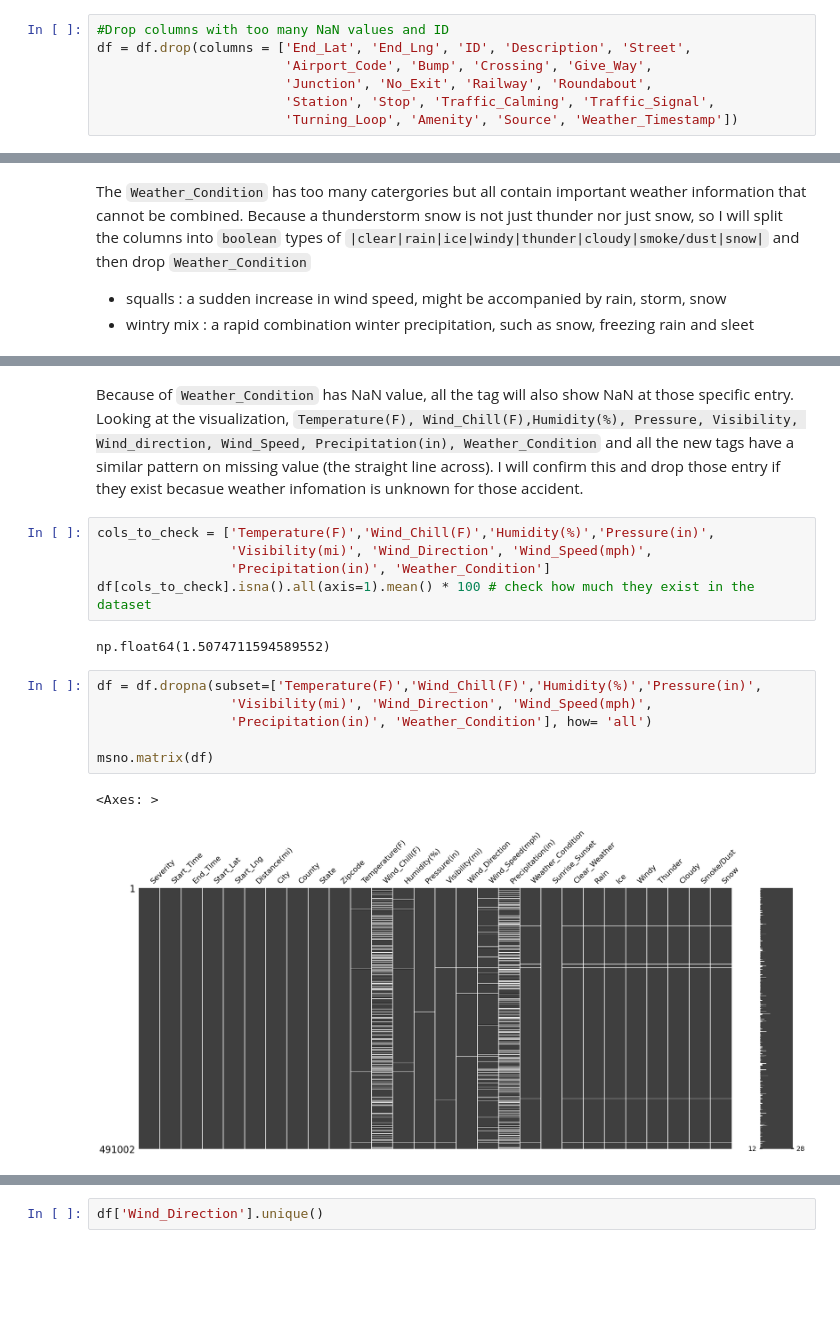
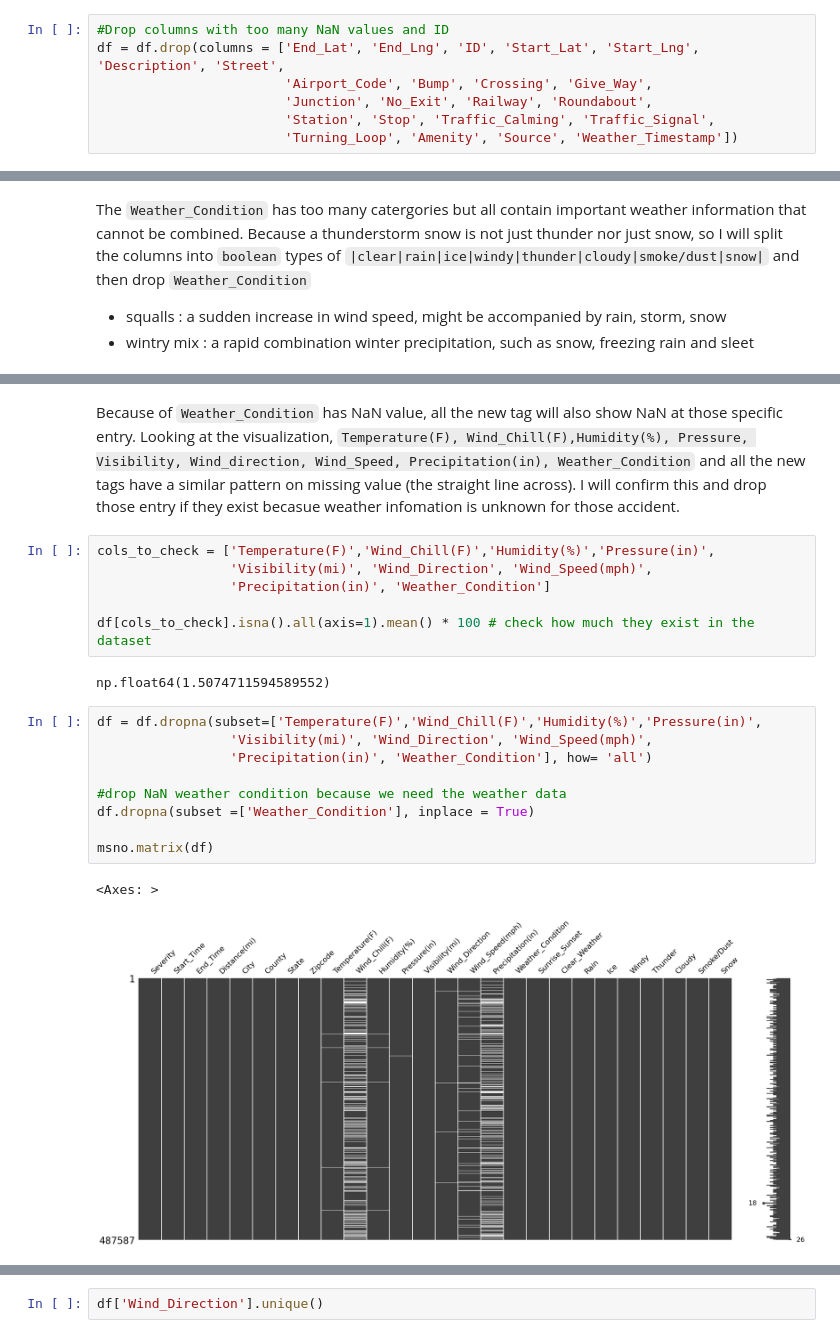
Before and after one commit to sgterrado/Need4Data-Blue-Bumper-Cars, a Jupyter notebook: Need4Data_DataClean.ipynb, the cells around one changed output, grey strips where cells are left out. Cells and saved outputs as stored; diff of their text form; blank space fills up the shorter version.

Commit message:
drop rows with missing weather data

```diff
--- a/Need4Data_DataClean.ipynb
+++ b/Need4Data_DataClean.ipynb
@@ -75,6 +75,6 @@ Base on our team leading question  **how weather and time of day affet traffic?*
 # %%
 #Drop columns with too many NaN values and ID
-df = df.drop(columns = ['End_Lat', 'End_Lng', 'ID', 'Description', 'Street',
+df = df.drop(columns = ['End_Lat', 'End_Lng', 'ID', 'Start_Lat', 'Start_Lng', 'Description', 'Street',
                         'Airport_Code', 'Bump', 'Crossing', 'Give_Way',
                         'Junction', 'No_Exit', 'Railway', 'Roundabout',
                         'Station', 'Stop', 'Traffic_Calming', 'Traffic_Signal',
@@ -306,19 +285,23 @@ msno.matrix(df)
 # %% [markdown]
-Because of `Weather_Condition` has NaN value, all the tag will also show NaN at those specific entry.
+Because of `Weather_Condition` has NaN value, all the new tag will also show NaN at those specific entry.
 Looking at the visualization, `Temperature(F), Wind_Chill(F),Humidity(%), Pressure, Visibility, Wind_direction, Wind_Speed, Precipitation(in), Weather_Condition` and all the new tags have a similar pattern on missing value (the straight line across). I will confirm this and drop those entry if they exist becasue weather infomation is unknown for those accident.
 # %%
 cols_to_check = ['Temperature(F)','Wind_Chill(F)','Humidity(%)','Pressure(in)',
                  'Visibility(mi)', 'Wind_Direction', 'Wind_Speed(mph)',
                  'Precipitation(in)', 'Weather_Condition']
+
 df[cols_to_check].isna().all(axis=1).mean() * 100 # check how much they exist in the dataset
 # %% [output]
 np.float64(1.5074711594589552)
 # %%
 df = df.dropna(subset=['Temperature(F)','Wind_Chill(F)','Humidity(%)','Pressure(in)',
                  'Visibility(mi)', 'Wind_Direction', 'Wind_Speed(mph)',
                  'Precipitation(in)', 'Weather_Condition'], how= 'all')
 
+#drop NaN weather condition because we need the weather data
+df.dropna(subset =['Weather_Condition'], inplace = True)
+
 msno.matrix(df)
 # %% [output]
 <Axes: >
-[figure, old version]
+[figure, new version]
```
Also changed, not shown: parts of 22 cells of this notebook.
